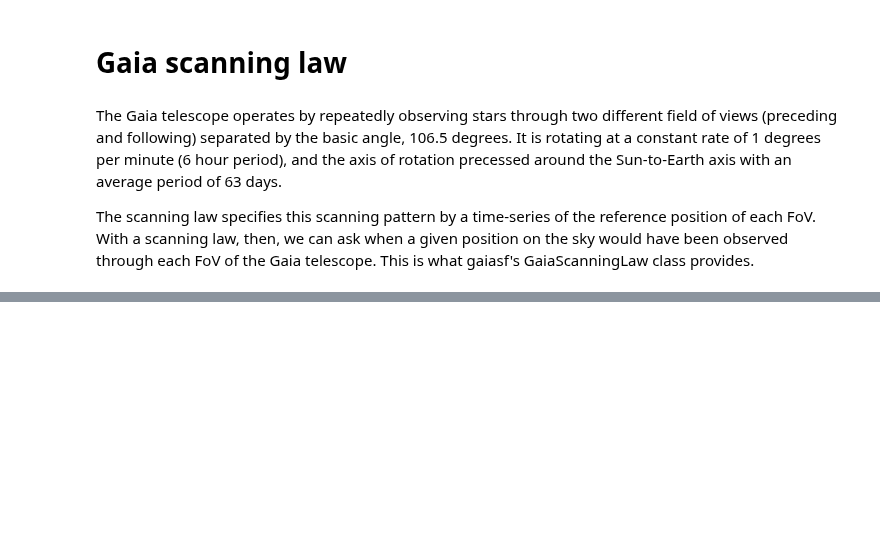
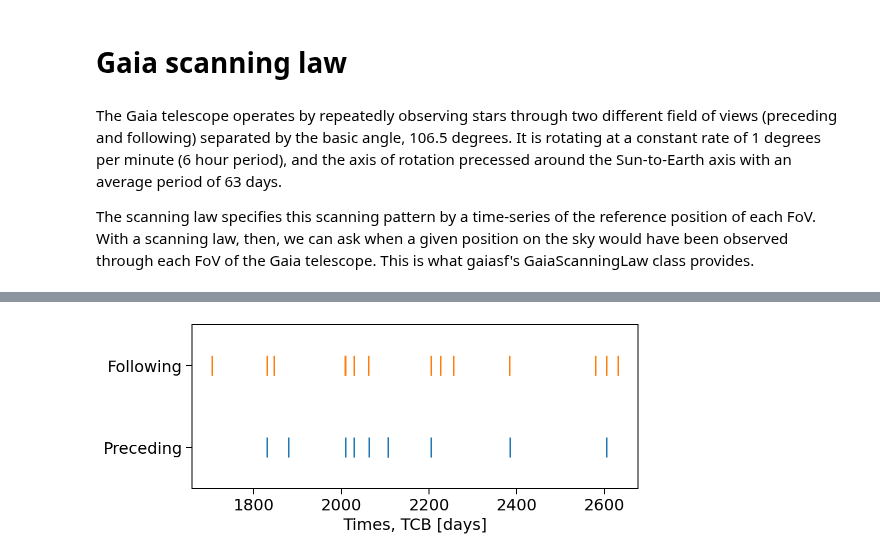
Before and after one commit to gaia-unlimited/gaiaunlimited, a Jupyter notebook: docs/scanninglaw.ipynb, the cells around one changed output, grey strips where cells are left out. Drawn from its saved outputs; the diff is of its cells as text; code cells hidden in the pictures; blank space fills up the shorter version.

```diff
--- a/docs/scanninglaw.ipynb
+++ b/docs/scanninglaw.ipynb
@@ -25,4 +26,13 @@ GaiaScanningLaw(version='dr3_nominal', gaplist='dr3/Astrometry')
 # %%
 cc = utils.get_healpix_centers(0)
-t1, t2 = sl.query(cc.cartesian.xyz.value.T[1])
+ra_deg, dec_deg = cc.ra[0].deg, cc.dec[0].deg
+t1, t2 = sl.query(ra_deg, dec_deg)
+# %%
+fig, ax = plt.subplots(figsize=(8,3))
+ax.plot(t1, [0]*len(t1), '|', ms=20, mew=1.5)
+ax.plot(t2, [1]*len(t2), '|', ms=20, mew=1.5)
+ax.set(xlabel='Times, TCB [days]', ylim=(-0.5,1.5))
+ax.set_yticks([0,1], ['Preceding','Following']);
+# %% [output]
+[figure, added]
 # %% [markdown]
```
Also changed, not shown: parts of 6 cells of this notebook, 1 other file.
